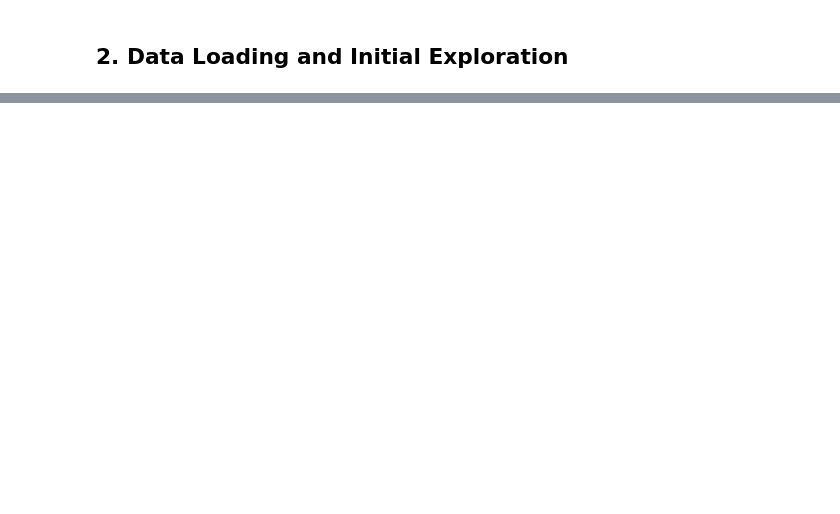
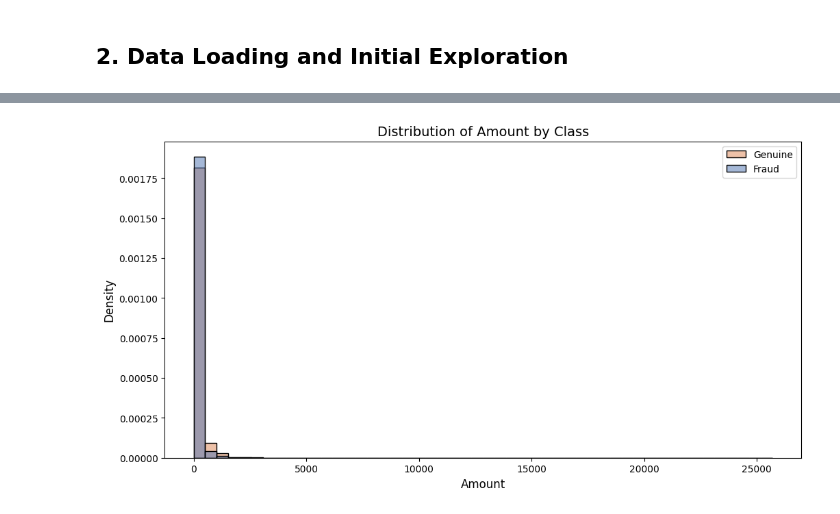
Before and after one commit to vineet416/Fraud_Transaction_Detection, a Jupyter notebook: notebooks/1-exploratory_data_analysis-EDA.ipynb, the cells around one changed output, grey strips where cells are left out. Saved outputs shown, nothing was run; the diff lists cells and outputs as text; code cells hidden in the pictures; blank space fills up the shorter version.

```diff
--- a/notebooks/1-exploratory_data_analysis-EDA.ipynb
+++ b/notebooks/1-exploratory_data_analysis-EDA.ipynb
@@ -41,0 +186,12 @@ data.head()
+# %%
+# Visualize Amount Distribution
+# Raw Amount
+plt.figure(figsize=(12, 6))
+sns.histplot(data=df, x='Amount', hue='Class', bins=50, stat='density', common_norm=False)
+plt.title('Distribution of Amount by Class', fontsize=14)
+plt.xlabel('Amount', fontsize=12)
+plt.ylabel('Density', fontsize=12)
+plt.legend(labels=['Genuine', 'Fraud'])
+plt.show()
+# %% [output]
+[figure, added]
```
Also changed, not shown: parts of 33 cells of this notebook.
